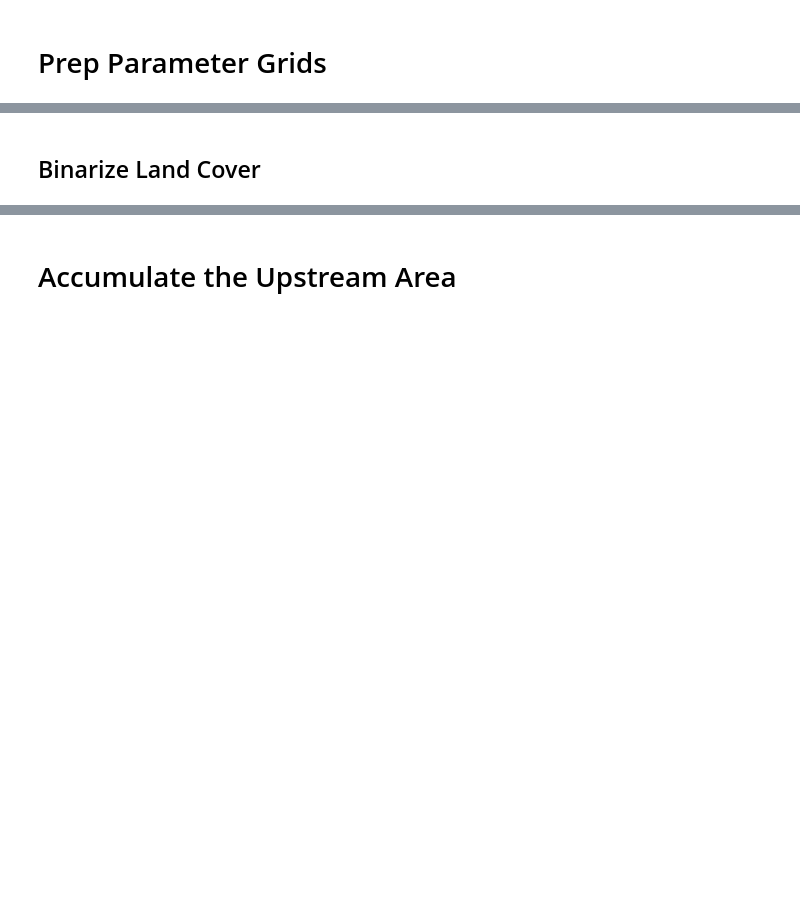
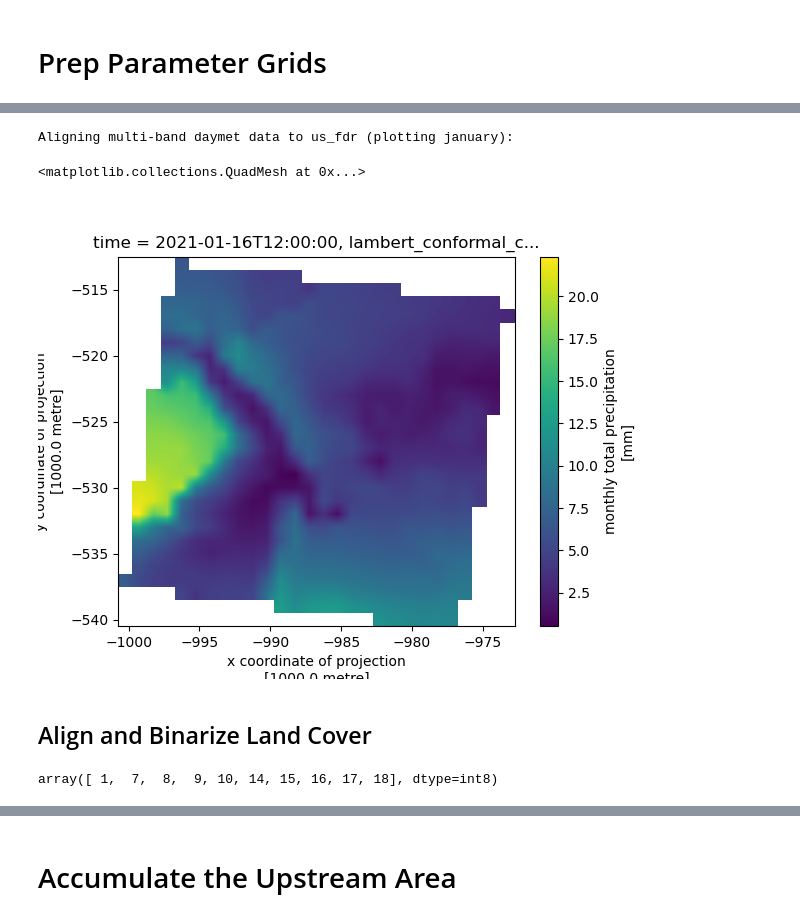
Before and after one commit to usgs/water-fcpg-tools, a Jupyter notebook: examples/v2_fcpgtools_demo.ipynb, the cells around one changed output, grey strips where cells are left out. Saved outputs shown, nothing was run; the diff lists cells and outputs as text; code cells hidden in the pictures; blank space fills up the shorter version.

```diff
--- a/examples/v2_fcpgtools_demo.ipynb
+++ b/examples/v2_fcpgtools_demo.ipynb
@@ -72,7 +72,7 @@ daymet_single = fcpgtools.utilities.intake_raster(daymet_tif)
 # %% [markdown]
 ### Get the upstrean basin shapefile as a `geopandas.GeoDataFrame`
 # %%
-us_basin_shp = gpd.read_file(us_basin_shp_path)
+us_basin_shp = utilities.intake_shapefile(us_basin_shp_path)
 us_basin_shp
 # %% [output]
 |  | OBJECTID | TNMID | MetaSource | SourceData | SourceOrig | SourceFeat | LoadDate | NonContrib | NonContr_1 | ... |
@@ -81,0 +85,3 @@ us_basin_shp
+# %%
+bounding_box = list(us_basin_shp.geometry.total_bounds)
+print(f'Boudning box: {bounding_box}')
@@ -81,0 +90,9 @@ us_basin_shp
+# %%
+%%time
+daymet_multi = pydaymet.get_bygeom(bounding_box,
+    crs=us_basin_shp.crs.to_wkt(),
+    dates=("2021-01-01", "2021-12-30"),
+    variables='prcp',
+    time_scale="monthly",
+    )['prcp']
+daymet_multi.head()
@@ -144,2 +215,15 @@ Wall time: 395 ms
+# %%
+%matplotlib widget
+print('Aligning multi-band daymet data to us_fdr (plotting january):')
+aligned_daymet_multi = tools.align_raster(
+    daymet_multi,
+    us_fdr,
+    resample_method='bilinear',
+    )
+aligned_daymet_multi.isel(time=0).plot()
+# %% [output]
+Aligning multi-band daymet data to us_fdr (plotting january):
+<matplotlib.collections.QuadMesh at 0x...>
+[figure, added]
 # %% [markdown]
-## Binarize Land Cover
+## Align and Binarize Land Cover
@@ -145,0 +244,4 @@ Wall time: 395 ms
+# %%
+np.unique(landcover.values)
+# %% [output]
+array([ 1,  7,  8,  9, 10, 14, 15, 16, 17, 18], dtype=int8)
```
Also changed, not shown: parts of 36 cells of this notebook, 2 other files.
